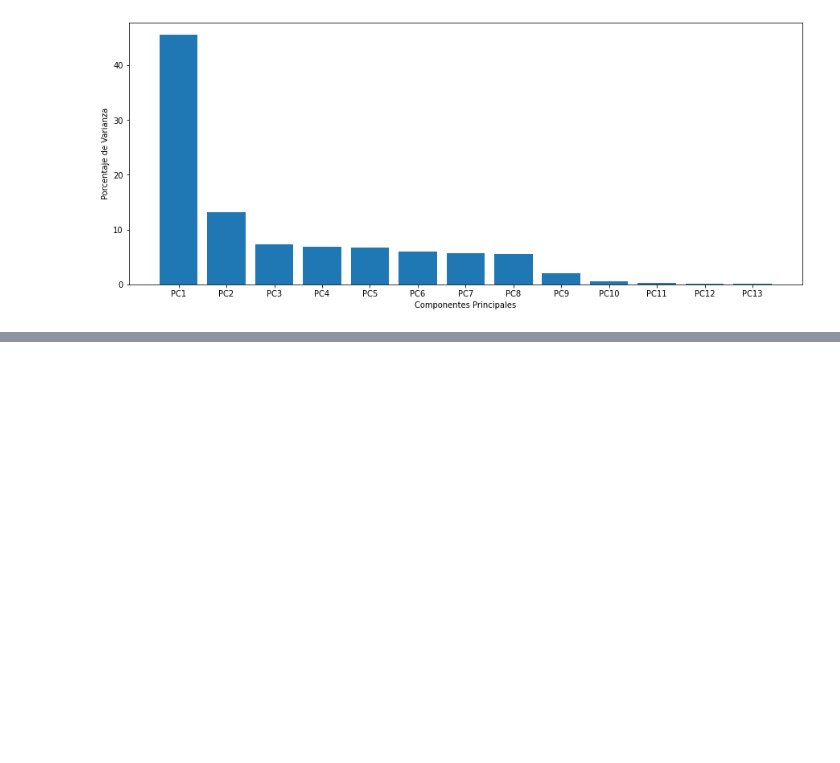
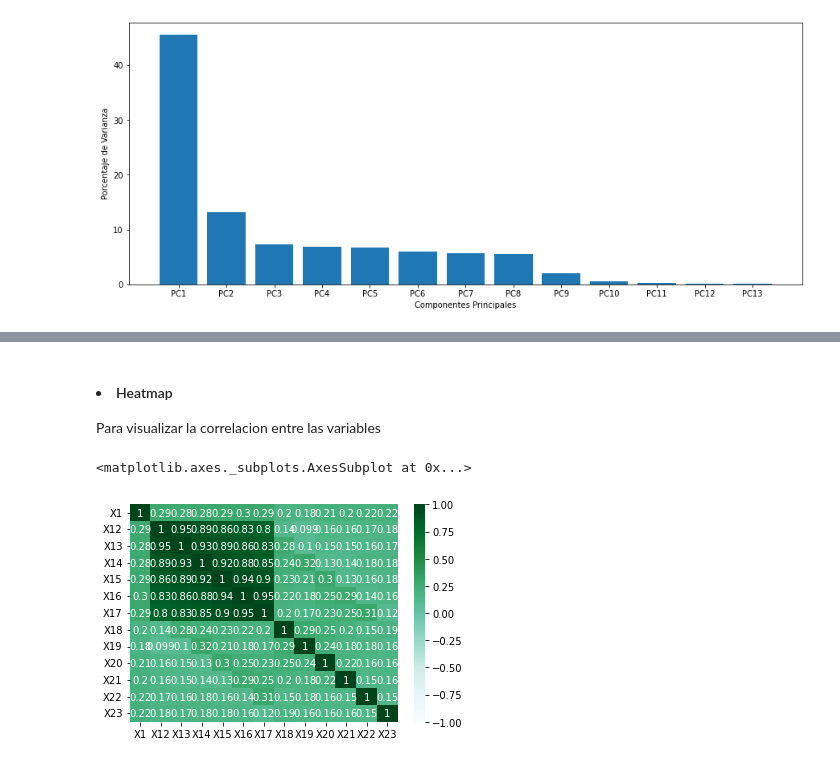
Before and after one commit to rodrigoromanguzman/Actividades_Aprendizaje-, a Jupyter notebook: semana7/actividad6_visuzalizacion.ipynb, the cells around one changed output, grey strips where cells are left out. Drawn from its saved outputs; the diff is of its cells as text; code cells hidden in the pictures; blank space fills up the shorter version.

```diff
--- a/semana7/actividad6_visuzalizacion.ipynb
+++ b/semana7/actividad6_visuzalizacion.ipynb
@@ -248,0 +268,10 @@ plt.show()
+# %% [markdown]
+<h4><li>Heatmap</li></h4>
+<p>Para visualizar la correlacion entre las variables</p>
+# %%
+import seaborn as sns
+corrs = scaledDataDf.transpose().corr()
+sns.heatmap(corrs,vmin = -1, cmap = "BuGn",annot = True)
+# %% [output]
+<matplotlib.axes._subplots.AxesSubplot at 0x...>
+[figure, added]
```
Also changed, not shown: parts of 7 cells of this notebook.
